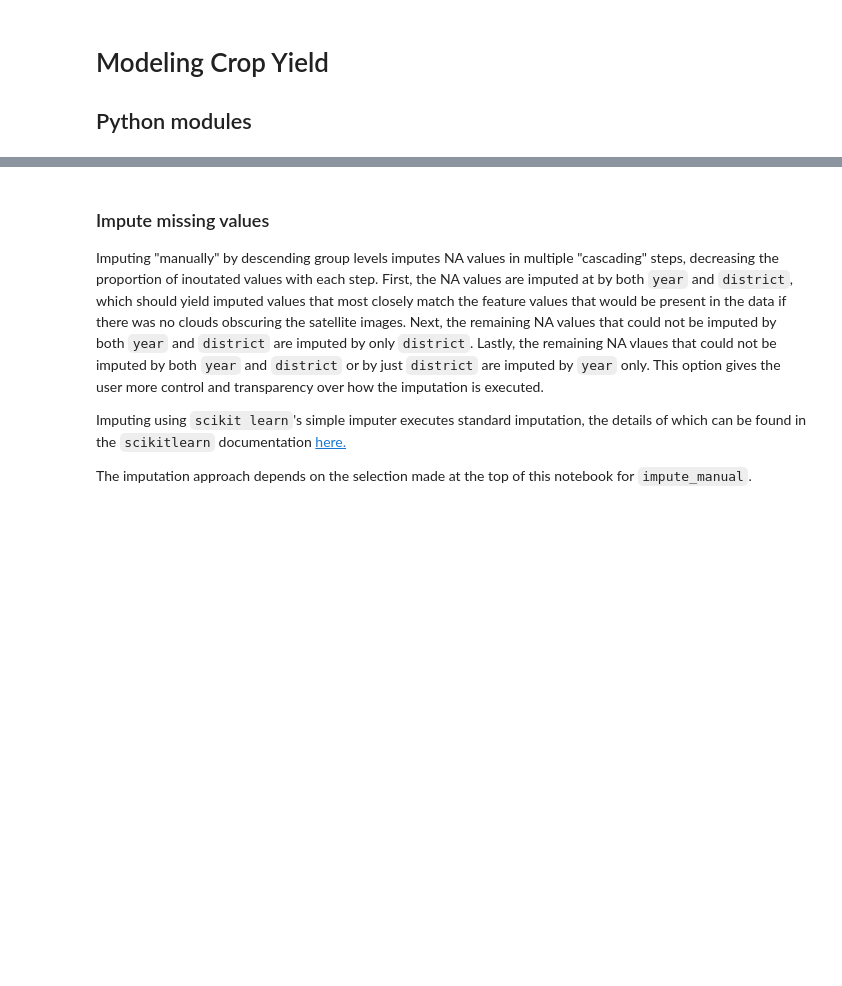
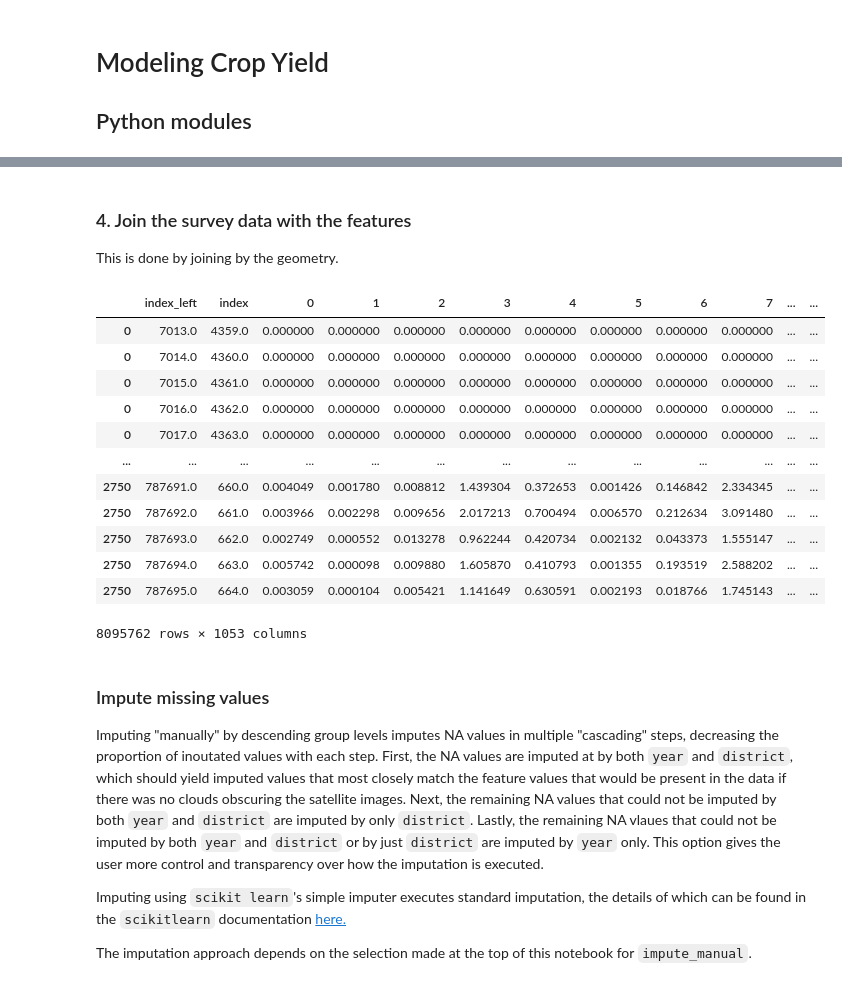
Before and after one commit to mosaiks-capstone/Modeling, a Jupyter notebook: crop_modeling_2023.ipynb, the cells around one changed output, grey strips where cells are left out. Saved outputs shown, nothing was run; the diff lists cells and outputs as text; code cells hidden in the pictures; blank space fills up the shorter version.

```diff
--- a/crop_modeling_2023.ipynb
+++ b/crop_modeling_2023.ipynb
@@ -34,0 +97,28 @@ features = pd.read_feather("/capstone/mosaiks/repos/modeling/data/features_sea_s
+# %%
+# Create a geodataframe of the new features
+features_new_gdf = gpd.GeoDataFrame(
+    features_gs,
+    geometry = gpd.points_from_xy(x = features_gs.lon, y = features_gs.lat),
+    crs='EPSG:4326'
+)
+# %% [markdown]
+### 4. Join the survey data with the features
+This is done by joining by the geometry.
+# %%
+# Now lets combine the sea data
+features_join = features_new_gdf.sjoin(country_sea, how = 'right')
+features_join
+# %% [output]
+|  | index_left | index | 0 | 1 | 2 | 3 | 4 | 5 | 6 | 7 | ... | ... |
+| 0 | 7013.0 | 4359.0 | 0.000000 | 0.000000 | 0.000000 | 0.000000 | 0.000000 | 0.000000 | 0.000000 | 0.000000 | ... | ... |
+| 0 | 7014.0 | 4360.0 | 0.000000 | 0.000000 | 0.000000 | 0.000000 | 0.000000 | 0.000000 | 0.000000 | 0.000000 | ... | ... |
+| 0 | 7015.0 | 4361.0 | 0.000000 | 0.000000 | 0.000000 | 0.000000 | 0.000000 | 0.000000 | 0.000000 | 0.000000 | ... | ... |
+| 0 | 7016.0 | 4362.0 | 0.000000 | 0.000000 | 0.000000 | 0.000000 | 0.000000 | 0.000000 | 0.000000 | 0.000000 | ... | ... |
+| 0 | 7017.0 | 4363.0 | 0.000000 | 0.000000 | 0.000000 | 0.000000 | 0.000000 | 0.000000 | 0.000000 | 0.000000 | ... | ... |
+| ... | ... | ... | ... | ... | ... | ... | ... | ... | ... | ... | ... | ... |
+| 2750 | 787691.0 | 660.0 | 0.004049 | 0.001780 | 0.008812 | 1.439304 | 0.372653 | 0.001426 | 0.146842 | 2.334345 | ... | ... |
+| 2750 | 787692.0 | 661.0 | 0.003966 | 0.002298 | 0.009656 | 2.017213 | 0.700494 | 0.006570 | 0.212634 | 3.091480 | ... | ... |
+| 2750 | 787693.0 | 662.0 | 0.002749 | 0.000552 | 0.013278 | 0.962244 | 0.420734 | 0.002132 | 0.043373 | 1.555147 | ... | ... |
+| 2750 | 787694.0 | 663.0 | 0.005742 | 0.000098 | 0.009880 | 1.605870 | 0.410793 | 0.001355 | 0.193519 | 2.588202 | ... | ... |
+| 2750 | 787695.0 | 664.0 | 0.003059 | 0.000104 | 0.005421 | 1.141649 | 0.630591 | 0.002193 | 0.018766 | 1.745143 | ... | ... |
+8095762 rows × 1053 columns
```
Also changed, not shown: parts of 8 cells of this notebook.
